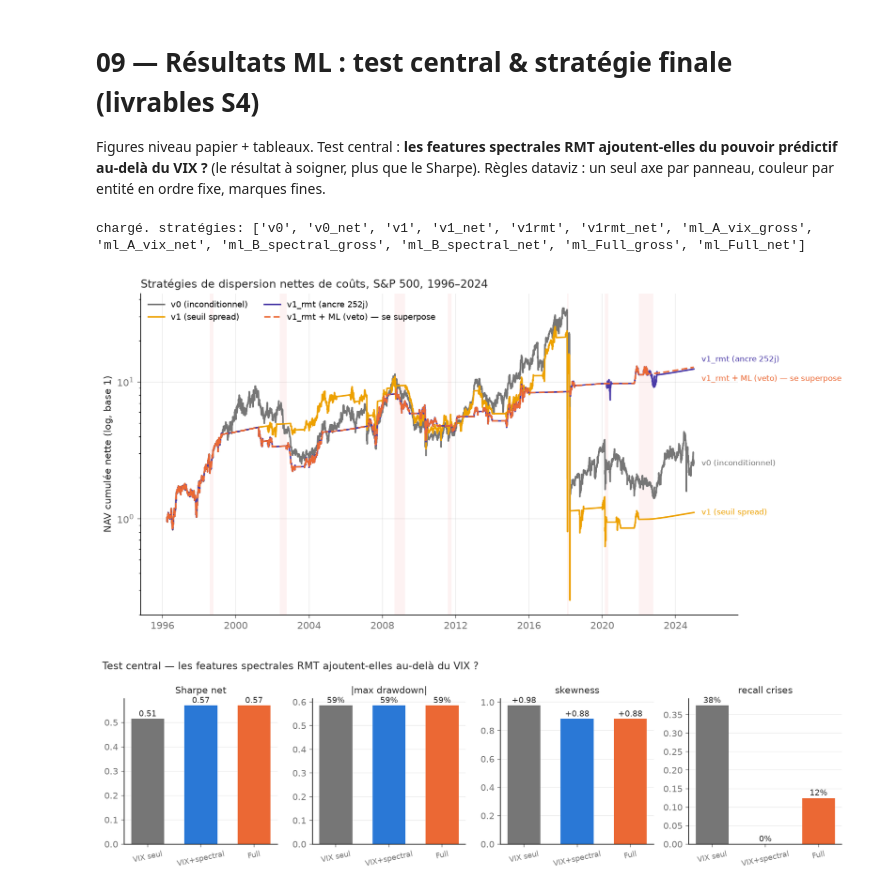
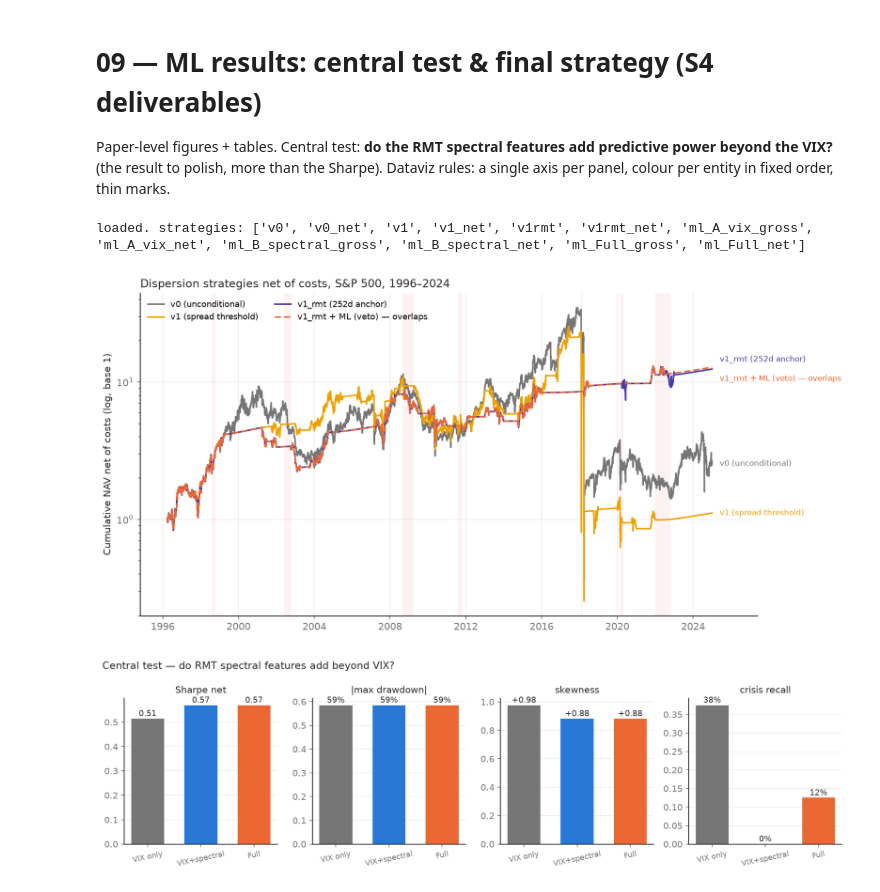
Before and after one commit to NSB22/Dispersion-Trading-Project, a Jupyter notebook: exploration_notebooks/09_ml_results.ipynb, the cells around one changed output. Drawn from its saved outputs; the diff is of its cells as text; code cells hidden in the pictures.

```diff
--- a/exploration_notebooks/09_ml_results.ipynb
+++ b/exploration_notebooks/09_ml_results.ipynb
@@ -1,9 +1,9 @@
 # %% [markdown]
-# 09 — Résultats ML : test central & stratégie finale (livrables S4)
+# 09 — ML results: central test & final strategy (S4 deliverables)
 
-Figures niveau papier + tableaux. Test central : **les features spectrales RMT ajoutent-elles
-du pouvoir prédictif au-delà du VIX ?** (le résultat à soigner, plus que le Sharpe).
-Règles dataviz : un seul axe par panneau, couleur par entité en ordre fixe, marques fines.
+Paper-level figures + tables. Central test: **do the RMT spectral features add predictive power
+beyond the VIX?** (the result to polish, more than the Sharpe).
+Dataviz rules: a single axis per panel, colour per entity in fixed order, thin marks.
 # %%
 from pathlib import Path
 import json
@@ -21,7 +21,7 @@ plt.rcParams.update({"font.size": 10, "axes.spines.top": False, "axes.spines.rig
                      "axes.grid": True, "grid.alpha": 0.22, "axes.axisbelow": True,
                      "figure.dpi": 150})
 INK, MUTED = "#2b2b2b", "#767676"
-# couleur PAR ENTITÉ (ordre fixe, jamais recyclé)
+# colour PER ENTITY (fixed order, never recycled)
 COL = {"v0": "#767676", "v1": "#eda100", "v1rmt": "#4a3aa7", "ml": "#eb6834",
        "A_vix": "#767676", "B_spectral": "#2a78d6", "Full": "#eb6834"}
 CRISES = [("1998-08-01", "1998-10-15"), ("2002-06-01", "2002-10-15"),
@@ -35,41 +35,41 @@ def shade(ax):
 summary = json.load(open(P / "ml_summary.json"))
 tab = pd.read_parquet(P / "ml_metrics_table.parquet")
 pred = pd.read_parquet(P / "ml_predictions.parquet"); pred["date"] = pd.to_datetime(pred["date"])
-print("chargé. stratégies:", list(tab.index))
+print("loaded. strategies:", list(tab.index))
 # %% [output]
-chargé. stratégies: ['v0', 'v0_net', 'v1', 'v1_net', 'v1rmt', 'v1rmt_net', 'ml_A_vix_gross', 'ml_A_vix_net', 'ml_B_spectral_gross', 'ml_B_spectral_net', 'ml_Full_gross', 'ml_Full_net']
+loaded. strategies: ['v0', 'v0_net', 'v1', 'v1_net', 'v1rmt', 'v1rmt_net', 'ml_A_vix_gross', 'ml_A_vix_net', 'ml_B_spectral_gross', 'ml_B_spectral_net', 'ml_Full_gross', 'ml_Full_net']
 # %%
-# FIG 1 — NAV cumulée nette, 4 stratégies (log), crises ombrées
+# FIG 1 — Cumulative net NAV, 4 strategies (log), shaded crises
 fig, ax = plt.subplots(figsize=(11, 5.4))
-series = [("v0_net", "v0 (inconditionnel)", COL["v0"], "-", 0),
-          ("v1_net", "v1 (seuil spread)", COL["v1"], "-", 0),
-          ("v1rmt_net", "v1_rmt (ancre 252j)", COL["v1rmt"], "-", 10),
-          ("ml_Full_net", "v1_rmt + ML (veto) — se superpose", COL["ml"], (0, (4, 2)), -12)]
+series = [("v0_net", "v0 (unconditional)", COL["v0"], "-", 0),
+          ("v1_net", "v1 (spread threshold)", COL["v1"], "-", 0),
+          ("v1rmt_net", "v1_rmt (252d anchor)", COL["v1rmt"], "-", 10),
+          ("ml_Full_net", "v1_rmt + ML (veto) — overlaps", COL["ml"], (0, (4, 2)), -12)]
 shade(ax)
 for tag, lab, c, ls, dy in series:
     d = pd.read_parquet(P / f"backtest_{tag}_daily.parquet"); d["date"] = pd.to_datetime(d["date"])
     nav = (1 + d["ret"].astype(float)).cumprod()
     ax.plot(d["date"], nav, color=c, lw=1.6, ls=ls, label=lab)
     ax.annotate(lab, xy=(d["date"].iloc[-1], nav.iloc[-1]), xytext=(8, dy),
                 textcoords="offset points", va="center", fontsize=8, color=c)
-ax.set_yscale("log"); ax.set_ylabel("NAV cumulée nette (log, base 1)", color=INK)
+ax.set_yscale("log"); ax.set_ylabel("Cumulative NAV net of costs (log, base 1)", color=INK)
 ax.set_xlim(right=pd.Timestamp("2027-06-01"))
-ax.set_title("Stratégies de dispersion nettes de coûts, S&P 500, 1996–2024",
+ax.set_title("Dispersion strategies net of costs, S&P 500, 1996–2024",
              loc="left", fontsize=11.5, color=INK)
 ax.legend(loc="upper left", frameon=False, fontsize=8.5, ncol=2)
 ax.tick_params(colors=MUTED); ax.xaxis.set_major_locator(mdates.YearLocator(4))
 fig.tight_layout(); fig.savefig(FIG / "fig_ml_nav.png", bbox_inches="tight"); plt.show()
 # %% [output]
-[figure, old version]
+[figure, new version]
 # %%
-# FIG 2 — TEST CENTRAL : VIX seul vs VIX+spectral vs Full (small multiples, 1 axe chacun)
+# FIG 2 — CENTRAL TEST: VIX only vs VIX+spectral vs Full (small multiples, 1 axis each)
 arms = ["A_vix", "B_spectral", "Full"]
-armlab = {"A_vix": "VIX seul", "B_spectral": "VIX+spectral", "Full": "Full"}
+armlab = {"A_vix": "VIX only", "B_spectral": "VIX+spectral", "Full": "Full"}
 def m(tag): return tab.loc[f"ml_{tag}_net"]
 panels = [("Sharpe net", [m(a)["sharpe"] for a in arms], "{:.2f}"),
           ("|max drawdown|", [abs(m(a)["maxDD"]) for a in arms], "{:.0%}"),
           ("skewness", [m(a)["skew"] for a in arms], "{:+.2f}"),
-          ("recall crises", [summary[a]["pred"].get("recall_crisis", np.nan) for a in arms], "{:.0%}")]
+          ("crisis recall", [summary[a]["pred"].get("recall_crisis", np.nan) for a in arms], "{:.0%}")]
 fig, axes = plt.subplots(1, 4, figsize=(12, 3.5))
 for ax, (title, vals, fmt) in zip(axes, panels):
     bars = ax.bar(range(3), vals, color=[COL[a] for a in arms], width=0.62)
@@ -80,9 +80,9 @@ for ax, (title, vals, fmt) in zip(axes, panels):
         if np.isfinite(v):
             ax.annotate(fmt.format(v), xy=(b.get_x()+b.get_width()/2, b.get_height()),
                         xytext=(0, 3), textcoords="offset points", ha="center", fontsize=9, color=INK)
-fig.suptitle("Test central — les features spectrales RMT ajoutent-elles au-delà du VIX ?",
+fig.suptitle("Central test — do RMT spectral features add beyond VIX?",
              x=0.01, ha="left", fontsize=11.5, color=INK)
 fig.tight_layout(); fig.savefig(FIG / "fig_central_test.png", bbox_inches="tight"); plt.show()
 # %% [output]
-[figure, old version]
+[figure, new version]
 # %%
```
Also changed, not shown: parts of 6 cells of this notebook, 53 other files.
